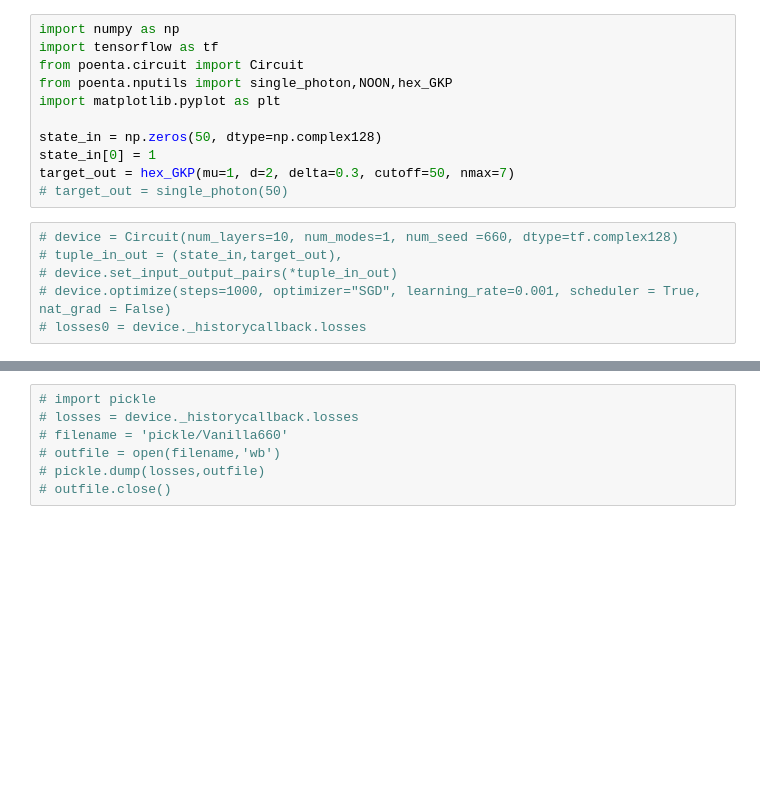
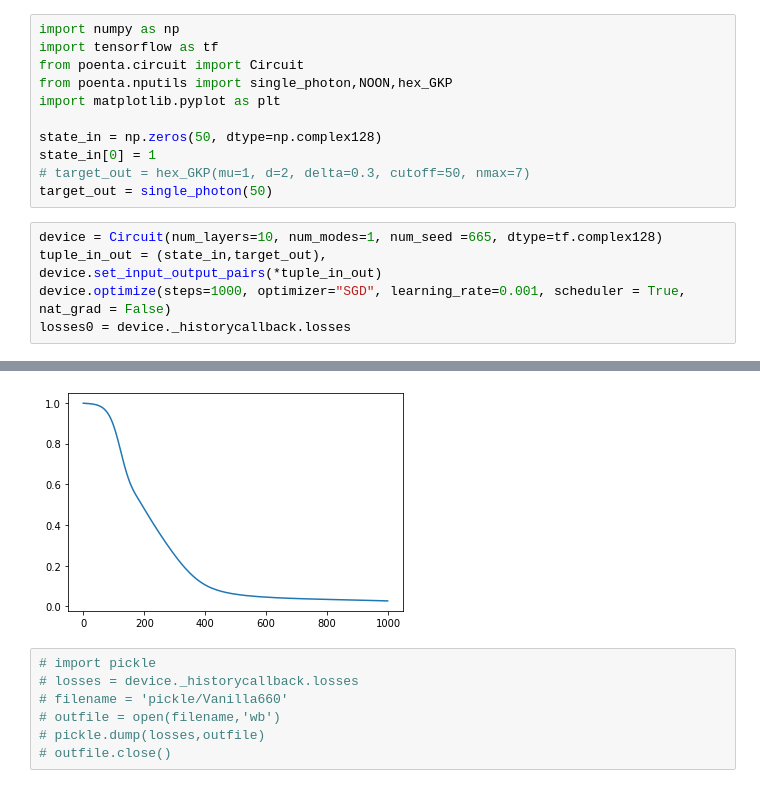
Before and after one commit to Miatto-research-group/Poenta, a Jupyter notebook: Untitled.ipynb, the cells around one changed output, grey strips where cells are left out. Cells and saved outputs as stored; diff of their text form; blank space fills up the shorter version.

```diff
--- a/Untitled.ipynb
+++ b/Untitled.ipynb
@@ -7,11 +7,12 @@ import matplotlib.pyplot as plt
 
 state_in = np.zeros(50, dtype=np.complex128)
 state_in[0] = 1
-target_out = hex_GKP(mu=1, d=2, delta=0.3, cutoff=50, nmax=7)
-# target_out = single_photon(50)
+# target_out = hex_GKP(mu=1, d=2, delta=0.3, cutoff=50, nmax=7)
+target_out = single_photon(50)
 # %%
-# device = Circuit(num_layers=10, num_modes=1, num_seed =660, dtype=tf.complex128)
-# tuple_in_out = (state_in,target_out),
-# device.set_input_output_pairs(*tuple_in_out)
-# device.optimize(steps=1000, optimizer="SGD", learning_rate=0.001, scheduler = True, nat_grad = False)
-# losses0 = device._historycallback.losses
+device = Circuit(num_layers=10, num_modes=1, num_seed =665, dtype=tf.complex128)
+tuple_in_out = (state_in,target_out),
+device.set_input_output_pairs(*tuple_in_out)
+device.optimize(steps=1000, optimizer="SGD", learning_rate=0.001, scheduler = True, nat_grad = False)
+losses0 = device._historycallback.losses
+# %% [output]
@@ -18,3 +20,4 @@ target_out = hex_GKP(mu=1, d=2, delta=0.3, cutoff=50, nmax=7)
+[figure, added]
 # %%
 # import pickle
 # losses = device._historycallback.losses
```
Also changed, not shown: parts of 7 cells of this notebook, 2 other files.
